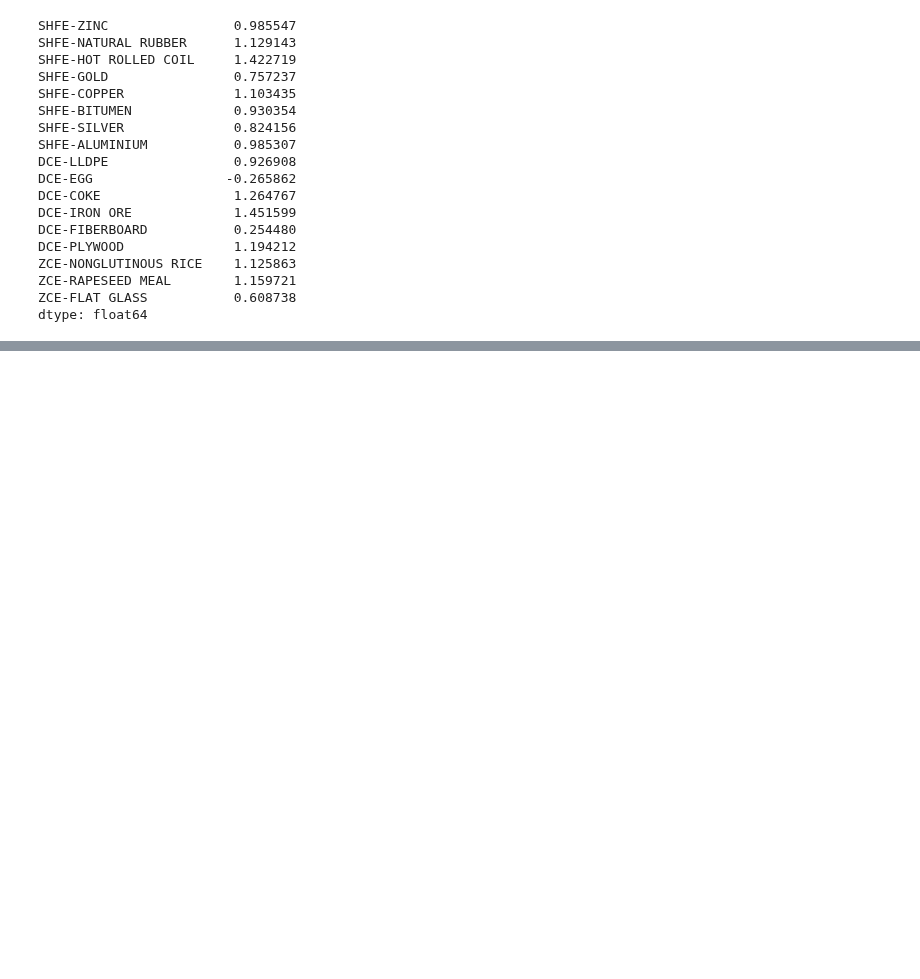
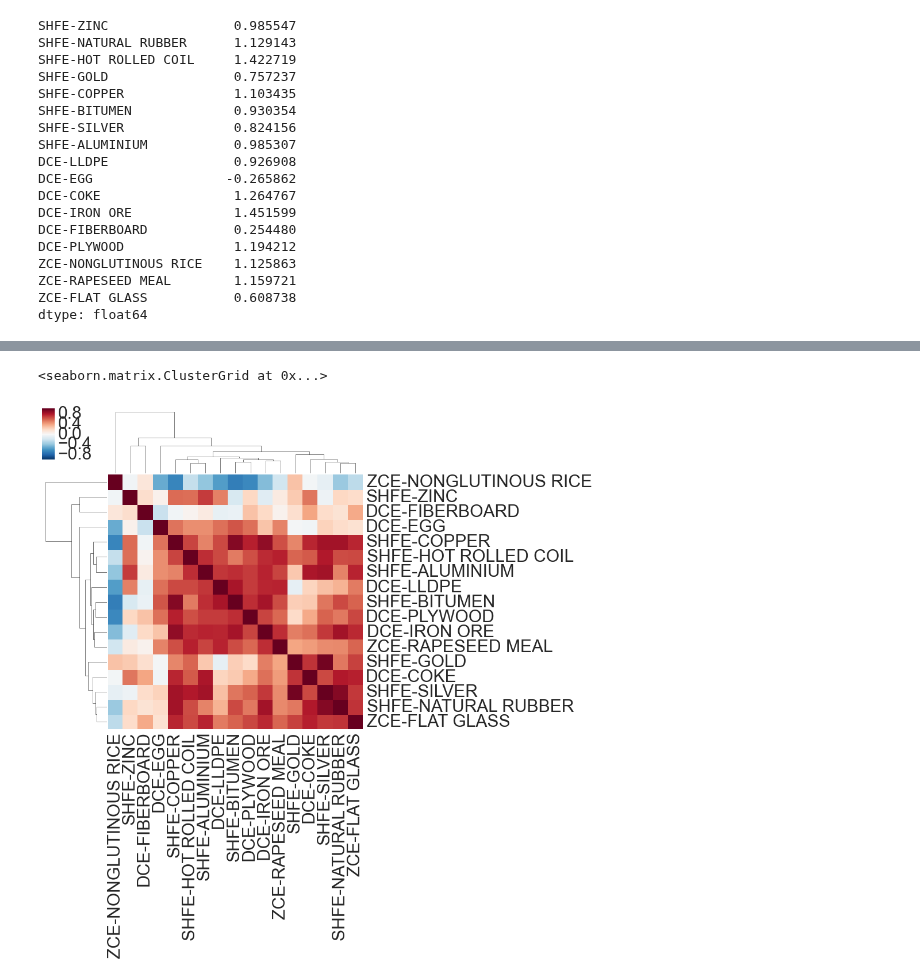
Before and after one commit to mrefermat/FinancePhD, a Jupyter notebook: Project_C/Chinese markets TSMOM.ipynb, the cells around one changed output, grey strips where cells are left out. Saved outputs shown, nothing was run; the diff lists cells and outputs as text; code cells hidden in the pictures; blank space fills up the shorter version.

```diff
--- a/Project_C/Chinese markets TSMOM.ipynb
+++ b/Project_C/Chinese markets TSMOM.ipynb
@@ -102,0 +119,5 @@ dtype: float64
+# %%
+sns.clustermap(china_mon.corr())
+# %% [output]
+<seaborn.matrix.ClusterGrid at 0x...>
+[figure, added]
```
Also changed, not shown: parts of 3 cells of this notebook, 12 other files.
